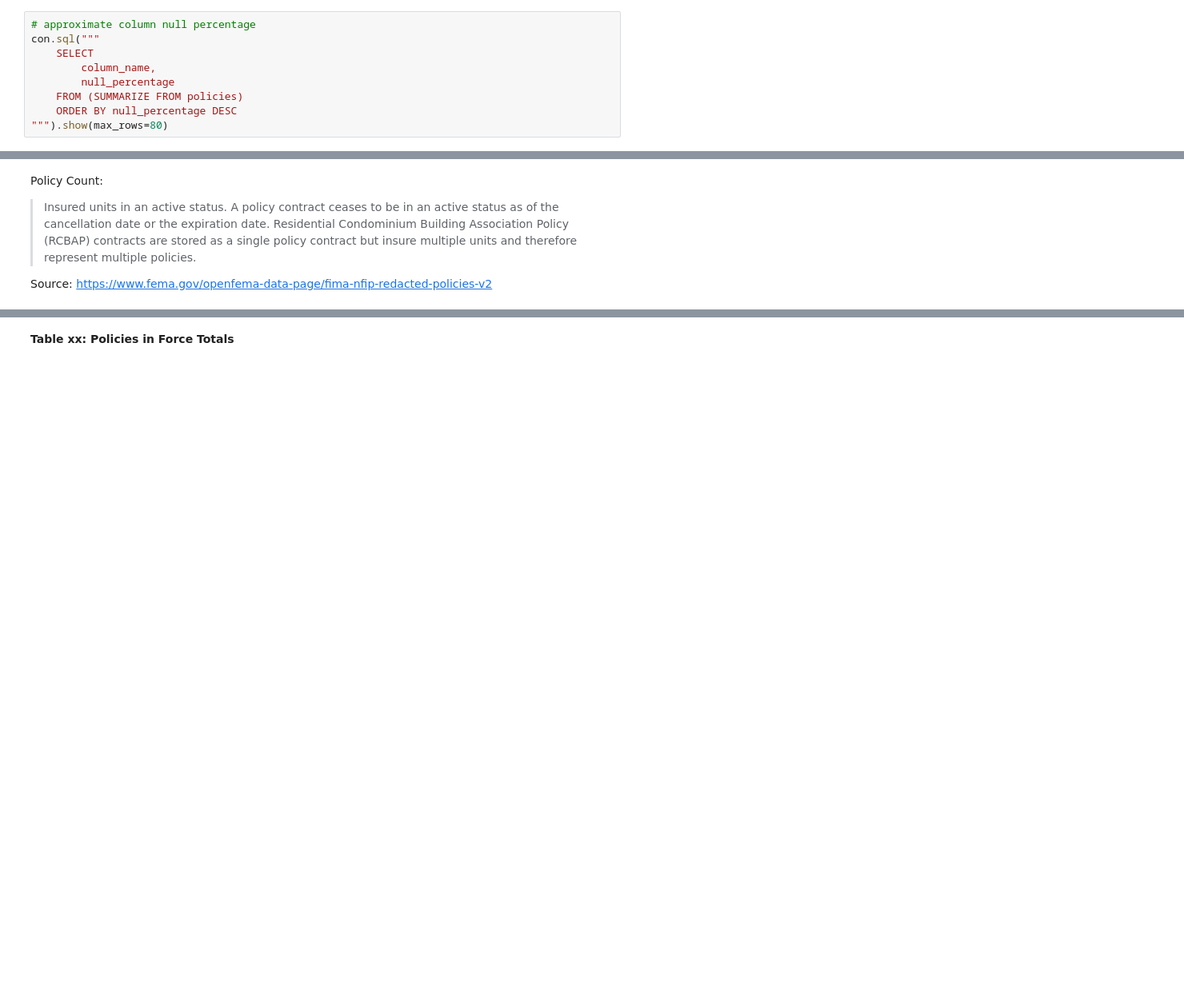
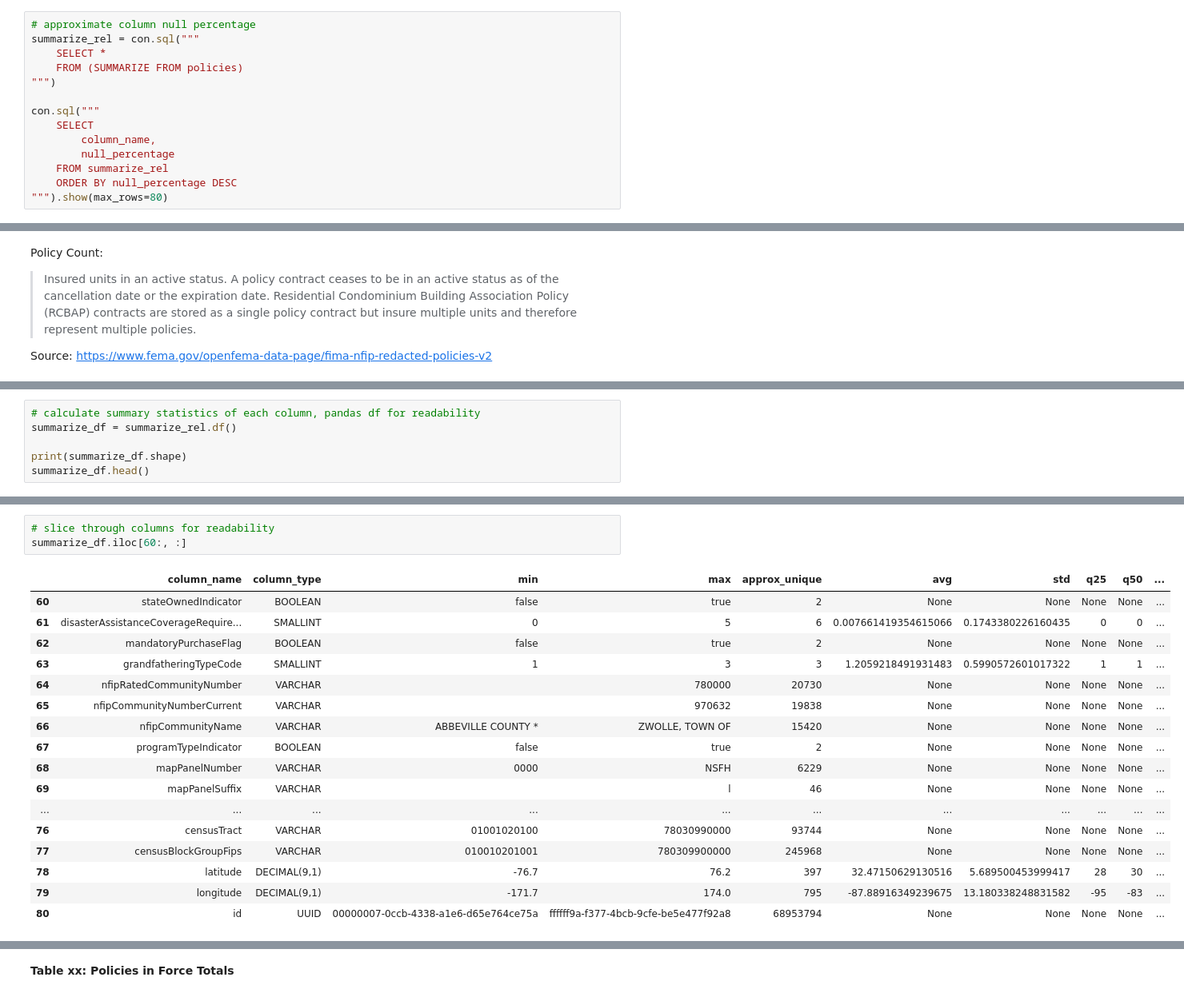
Before and after one commit to mebauer/duckdb-fema-nfip, a Jupyter notebook: analysis-policies.ipynb, the cells around one changed output, grey strips where cells are left out. Shown at 80% size. Saved outputs shown, nothing was run; the diff lists cells and outputs as text; blank space fills up the shorter version.

Commit message:
add summary statistic tables to policies notebook

```diff
--- a/analysis-policies.ipynb
+++ b/analysis-policies.ipynb
@@ -172,11 +168,16 @@ con.sql("""
 └───────────────────────────────────────────────────────┘
 # %%
 # approximate column null percentage
+summarize_rel = con.sql("""
+    SELECT *
+    FROM (SUMMARIZE FROM policies)
+""")
+
 con.sql("""
     SELECT
         column_name,
         null_percentage
-    FROM (SUMMARIZE FROM policies)
+    FROM summarize_rel
     ORDER BY null_percentage DESC
 """).show(max_rows=80)
 # %% [output]
@@ -319,0 +323,6 @@ Source: https://www.fema.gov/openfema-data-page/fima-nfip-redacted-policies-v2
+# %%
+# calculate summary statistics of each column, pandas df for readability
+summarize_df = summarize_rel.df()
+
+print(summarize_df.shape)
+summarize_df.head()
@@ -320,3 +417,24 @@ Source: https://www.fema.gov/openfema-data-page/fima-nfip-redacted-policies-v2
+# %%
+# slice through columns for readability
+summarize_df.iloc[60:, :]
+# %% [output]
+|  | column_name | column_type | min | max | approx_unique | avg | std | q25 | q50 | ... |
+| 60 | stateOwnedIndicator | BOOLEAN | false | true | 2 | None | None | None | None | ... |
+| 61 | disasterAssistanceCoverageRequire... | SMALLINT | 0 | 5 | 6 | 0.007661419354615066 | 0.1743380226160435 | 0 | 0 | ... |
+| 62 | mandatoryPurchaseFlag | BOOLEAN | false | true | 2 | None | None | None | None | ... |
+| 63 | grandfatheringTypeCode | SMALLINT | 1 | 3 | 3 | 1.2059218491931483 | 0.5990572601017322 | 1 | 1 | ... |
+| 64 | nfipRatedCommunityNumber | VARCHAR |  | 780000 | 20730 | None | None | None | None | ... |
+| 65 | nfipCommunityNumberCurrent | VARCHAR |  | 970632 | 19838 | None | None | None | None | ... |
+| 66 | nfipCommunityName | VARCHAR | ABBEVILLE COUNTY * | ZWOLLE, TOWN OF | 15420 | None | None | None | None | ... |
+| 67 | programTypeIndicator | BOOLEAN | false | true | 2 | None | None | None | None | ... |
+| 68 | mapPanelNumber | VARCHAR | 0000 | NSFH | 6229 | None | None | None | None | ... |
+| 69 | mapPanelSuffix | VARCHAR |  | l | 46 | None | None | None | None | ... |
+| ... | ... | ... | ... | ... | ... | ... | ... | ... | ... | ... |
+| 76 | censusTract | VARCHAR | 01001020100 | 78030990000 | 93744 | None | None | None | None | ... |
+| 77 | censusBlockGroupFips | VARCHAR | 010010201001 | 780309900000 | 245968 | None | None | None | None | ... |
+| 78 | latitude | DECIMAL(9,1) | -76.7 | 76.2 | 397 | 32.47150629130516 | 5.689500453999417 | 28 | 30 | ... |
+| 79 | longitude | DECIMAL(9,1) | -171.7 | 174.0 | 795 | -87.88916349239675 | 13.180338248831582 | -95 | -83 | ... |
+| 80 | id | UUID | 00000007-0ccb-4338-a1e6-d65e764ce75a | ffffff9a-f377-4bcb-9cfe-be5e477f92a8 | 68953794 | None | None | None | None | ... |
 # %% [markdown]
 # Analysis
 `Policies in force` is the number of policies as of the date listed on the OpenFEMA NFIP Redacted Policies dataset page.
```
Also changed, not shown: parts of 10 cells of this notebook, 2 other files.
